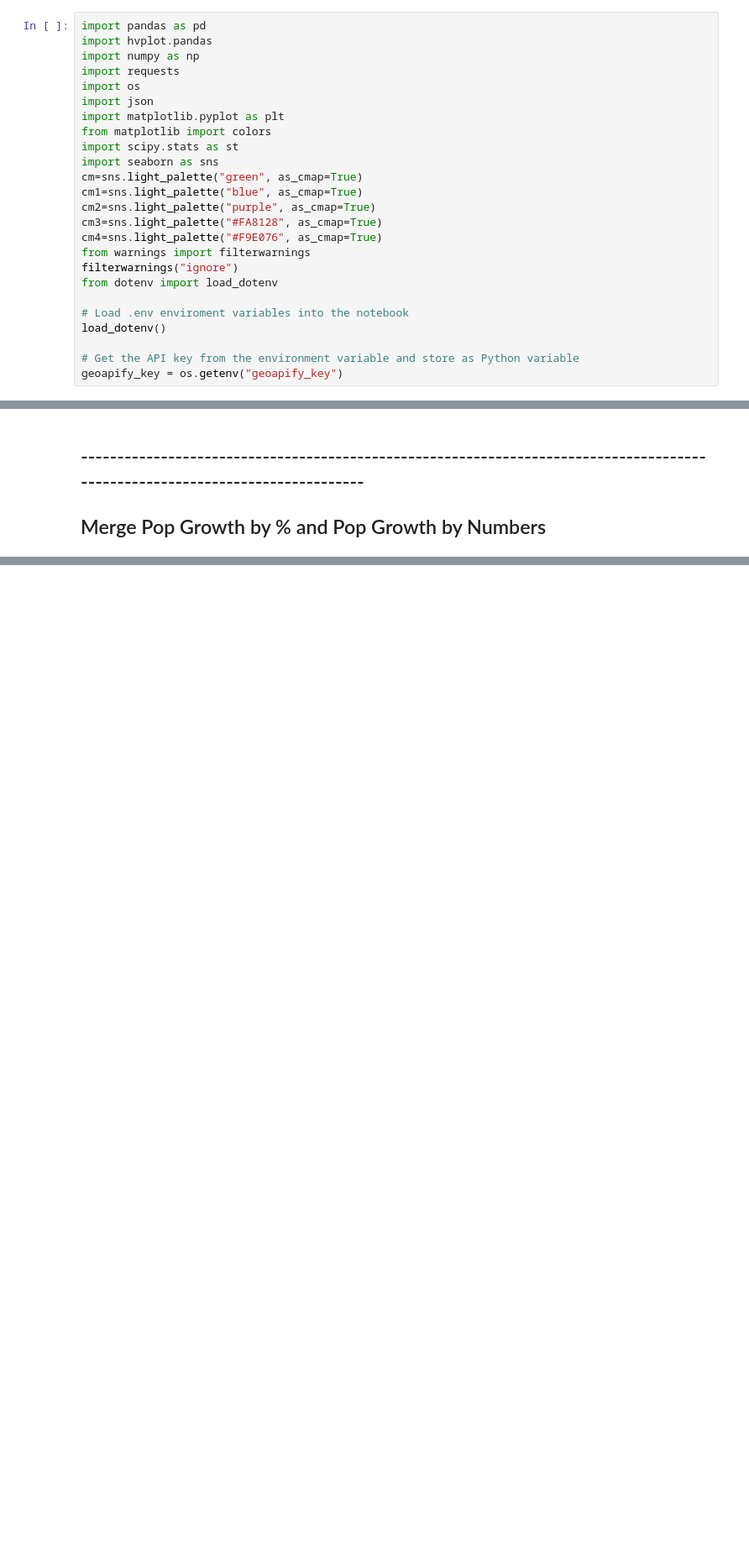
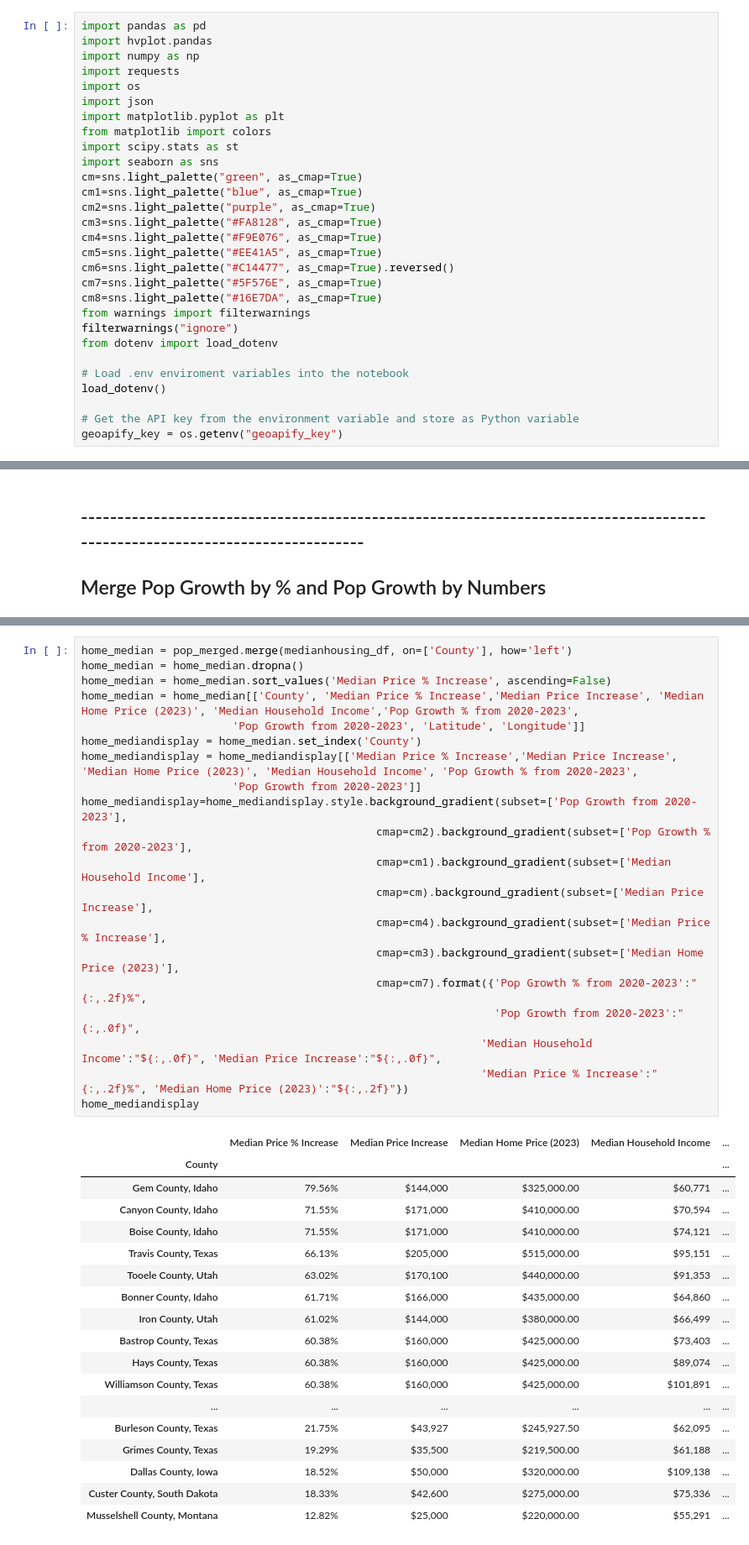
Before and after one commit to smsimba225/Project_1, a Jupyter notebook: Project1_Owen.ipynb, the cells around one changed output, grey strips where cells are left out. Shown at 84% size. Cells and saved outputs as stored; diff of their text form; blank space fills up the shorter version.

```diff
--- a/Project1_Owen.ipynb
+++ b/Project1_Owen.ipynb
@@ -14,6 +14,10 @@ cm1=sns.light_palette("blue", as_cmap=True)
 cm2=sns.light_palette("purple", as_cmap=True)
 cm3=sns.light_palette("#FA8128", as_cmap=True)
 cm4=sns.light_palette("#F9E076", as_cmap=True)
+cm5=sns.light_palette("#EE41A5", as_cmap=True)
+cm6=sns.light_palette("#C14477", as_cmap=True).reversed()
+cm7=sns.light_palette("#5F576E", as_cmap=True)
+cm8=sns.light_palette("#16E7DA", as_cmap=True)
 from warnings import filterwarnings
 filterwarnings("ignore")
 from dotenv import load_dotenv
@@ -531,0 +490,39 @@ home_median.to_csv('Resources/Pop_home_median.csv')
+# %%
+home_median = pop_merged.merge(medianhousing_df, on=['County'], how='left')
+home_median = home_median.dropna()
+home_median = home_median.sort_values('Median Price % Increase', ascending=False)
+home_median = home_median[['County', 'Median Price % Increase','Median Price Increase', 'Median Home Price (2023)', 'Median Household Income','Pop Growth % from 2020-2023',
+                       'Pop Growth from 2020-2023', 'Latitude', 'Longitude']]
+home_mediandisplay = home_median.set_index('County')
+home_mediandisplay = home_mediandisplay[['Median Price % Increase','Median Price Increase', 'Median Home Price (2023)', 'Median Household Income', 'Pop Growth % from 2020-2023',
+                       'Pop Growth from 2020-2023']]
+home_mediandisplay=home_mediandisplay.style.background_gradient(subset=['Pop Growth from 2020-2023'],
+                                             cmap=cm2).background_gradient(subset=['Pop Growth % from 2020-2023'],
+                                             cmap=cm1).background_gradient(subset=['Median Household Income'],
+                                             cmap=cm).background_gradient(subset=['Median Price Increase'],
+                                             cmap=cm4).background_gradient(subset=['Median Price % Increase'],
+                                             cmap=cm3).background_gradient(subset=['Median Home Price (2023)'],
+                                             cmap=cm7).format({'Pop Growth % from 2020-2023':"{:,.2f}%",
+                                                               'Pop Growth from 2020-2023':"{:,.0f}",
+                                                             'Median Household Income':"${:,.0f}", 'Median Price Increase':"${:,.0f}",
+                                                             'Median Price % Increase':"{:,.2f}%", 'Median Home Price (2023)':"${:,.2f}"})
+home_mediandisplay
+# %% [output]
+|  | Median Price % Increase | Median Price Increase | Median Home Price (2023) | Median Household Income | ... |
+| County |  |  |  |  | ... |
+| Gem County, Idaho | 79.56% | $144,000 | $325,000.00 | $60,771 | ... |
+| Canyon County, Idaho | 71.55% | $171,000 | $410,000.00 | $70,594 | ... |
+| Boise County, Idaho | 71.55% | $171,000 | $410,000.00 | $74,121 | ... |
+| Travis County, Texas | 66.13% | $205,000 | $515,000.00 | $95,151 | ... |
+| Tooele County, Utah | 63.02% | $170,100 | $440,000.00 | $91,353 | ... |
+| Bonner County, Idaho | 61.71% | $166,000 | $435,000.00 | $64,860 | ... |
+| Iron County, Utah | 61.02% | $144,000 | $380,000.00 | $66,499 | ... |
+| Bastrop County, Texas | 60.38% | $160,000 | $425,000.00 | $73,403 | ... |
+| Hays County, Texas | 60.38% | $160,000 | $425,000.00 | $89,074 | ... |
+| Williamson County, Texas | 60.38% | $160,000 | $425,000.00 | $101,891 | ... |
+| ... | ... | ... | ... | ... | ... |
+| Burleson County, Texas | 21.75% | $43,927 | $245,927.50 | $62,095 | ... |
+| Grimes County, Texas | 19.29% | $35,500 | $219,500.00 | $61,188 | ... |
+| Dallas County, Iowa | 18.52% | $50,000 | $320,000.00 | $109,138 | ... |
+| Custer County, South Dakota | 18.33% | $42,600 | $275,000.00 | $75,336 | ... |
+| Musselshell County, Montana | 12.82% | $25,000 | $220,000.00 | $55,291 | ... |
```
Also changed, not shown: parts of 40 cells of this notebook, 4 other files.
